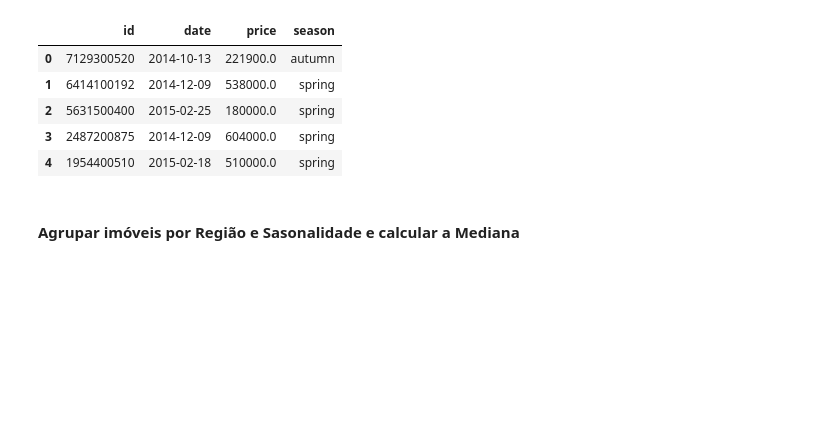
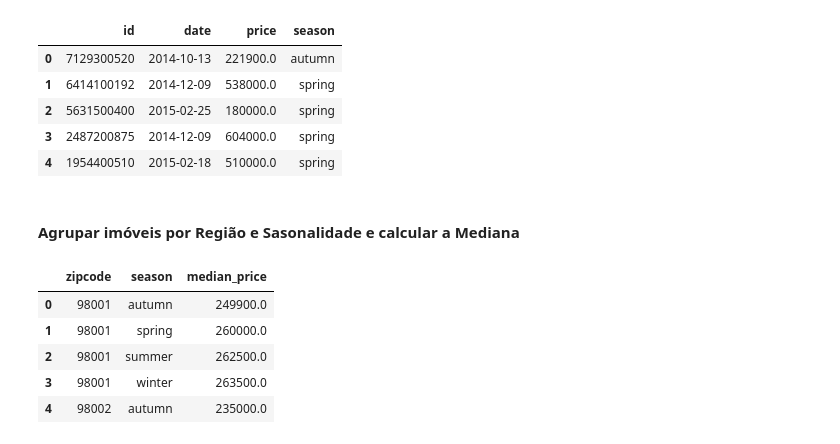
Before and after one commit to PedroFerraresi/houserocket, a Jupyter notebook: notebooks/pf_v2.0.ipynb, the cells around one changed output. Drawn from its saved outputs; the diff is of its cells as text; code cells hidden in the pictures; blank space fills up the shorter version.

```diff
--- a/notebooks/pf_v2.0.ipynb
+++ b/notebooks/pf_v2.0.ipynb
@@ -812,3 +818,20 @@ df1.loc[ :, ['id', 'date', 'price', 'season']].head()
 | 4 | 1954400510 | 2015-02-18 | 510000.0 | spring |
 # %% [markdown]
 #### Agrupar imóveis por Região e Sasonalidade e calcular a Mediana
+# %%
+df_grouped_zipcode_season = df1.loc[ :, ['price', 'zipcode', 'season'] ]
+
+df_grouped_zipcode_season = df_grouped_zipcode_season.groupby(['zipcode', 'season']).agg(
+    median_price = pd.NamedAgg('price', 'median')
+)
+
+df_grouped_zipcode_season = df_grouped_zipcode_season.reset_index()
+
+df_grouped_zipcode_season.head()
+# %% [output]
+|  | zipcode | season | median_price |
+| 0 | 98001 | autumn | 249900.0 |
+| 1 | 98001 | spring | 260000.0 |
+| 2 | 98001 | summer | 262500.0 |
+| 3 | 98001 | winter | 263500.0 |
+| 4 | 98002 | autumn | 235000.0 |
```
Also changed, not shown: parts of 13 cells of this notebook.
